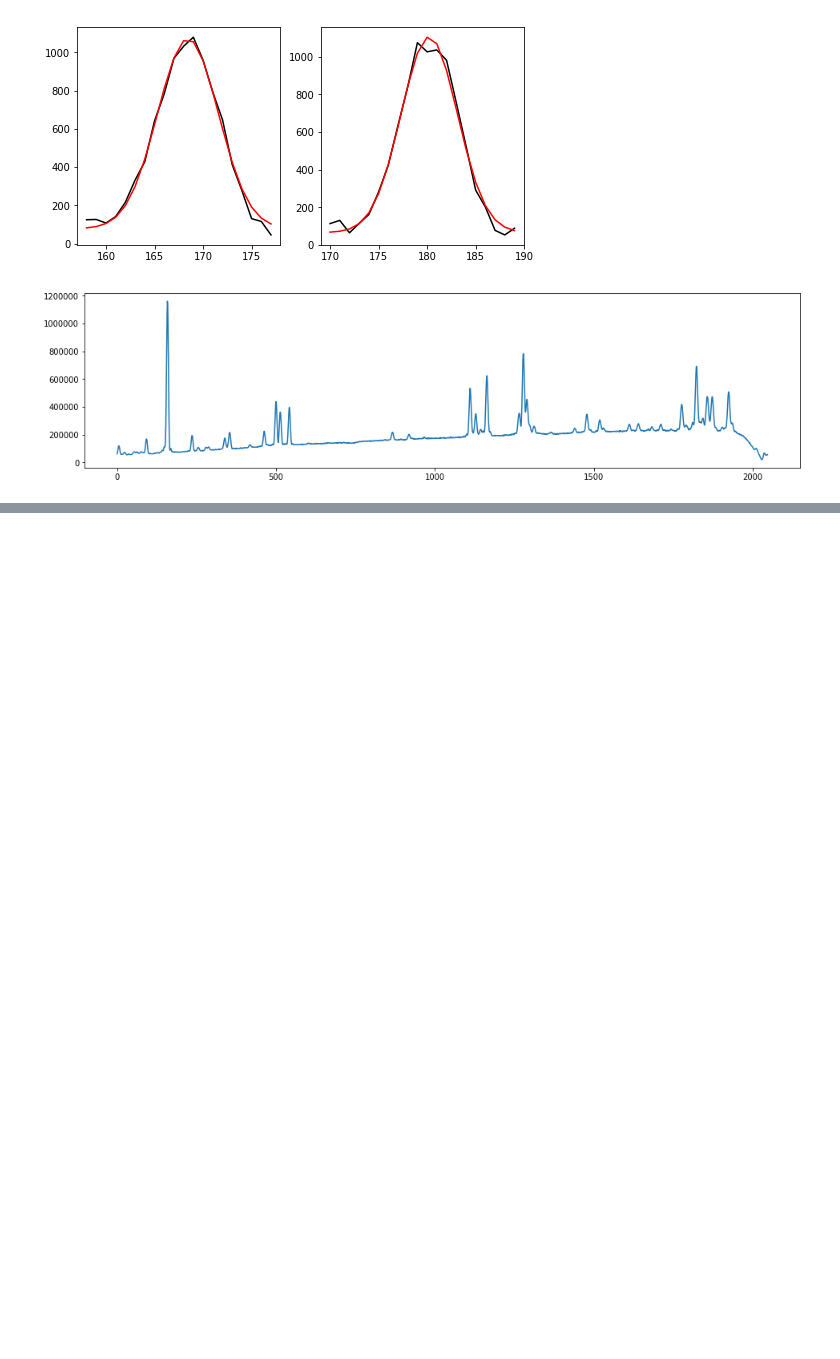
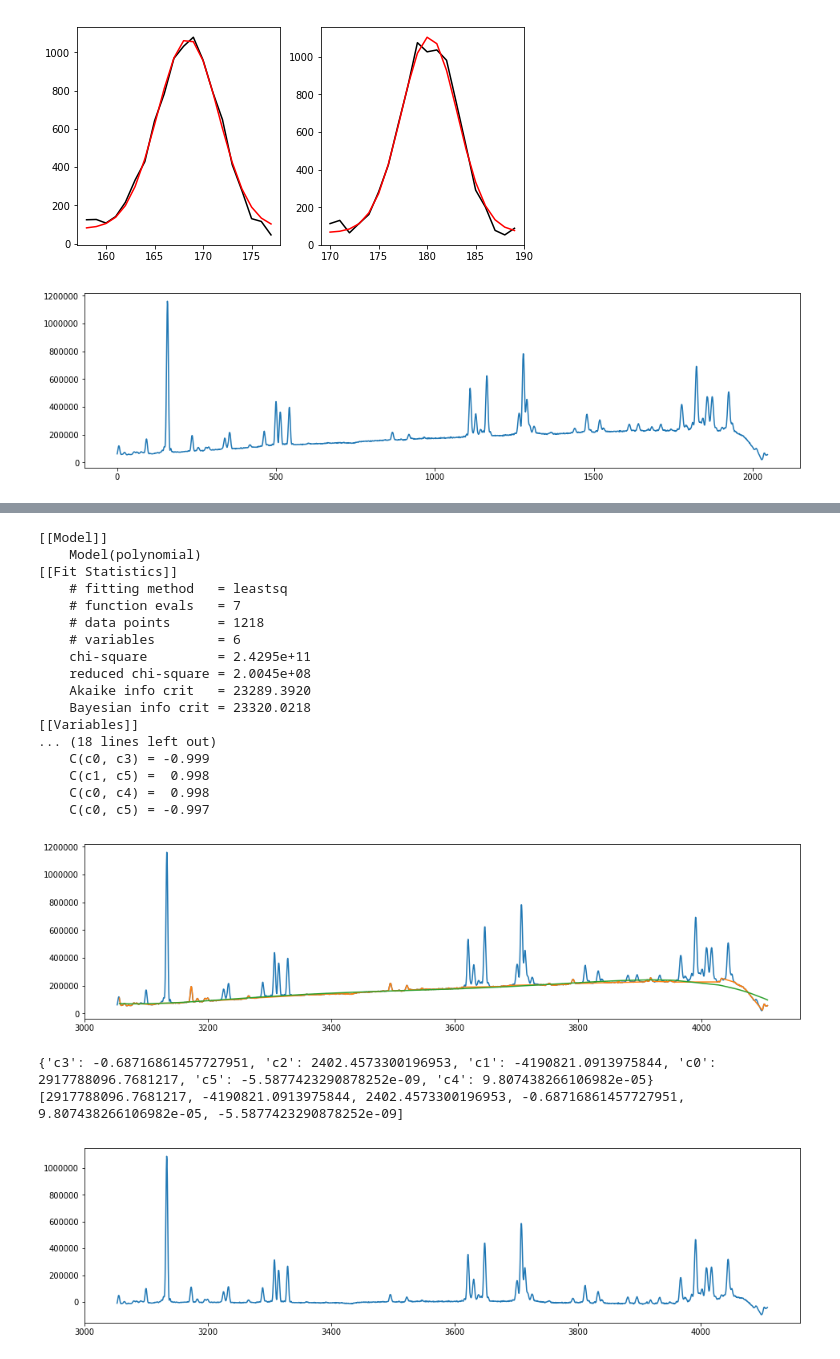
Before and after one commit to pssncp142/NIX_Testing, a Jupyter notebook: Spectra_test.ipynb, the cells around one changed output, grey strips where cells are left out. Cells and saved outputs as stored; diff of their text form; code cells hidden in the pictures; blank space fills up the shorter version.

```diff
--- a/Spectra_test.ipynb
+++ b/Spectra_test.ipynb
@@ -26,0 +48,24 @@ NIX_Lamp.calibrate(ref_lines=ref_lines, dark=NIX_Lamp_off)
+# %%
+NIX_Lamp.subtractContinuum(5)
+# %% [output]
+[[Model]]
+    Model(polynomial)
+[[Fit Statistics]]
+    # fitting method   = leastsq
+    # function evals   = 7
+    # data points      = 1218
+    # variables        = 6
+    chi-square         = 2.4295e+11
+    reduced chi-square = 2.0045e+08
+    Akaike info crit   = 23289.3920
+    Bayesian info crit = 23320.0218
+[[Variables]]
+... (18 lines left out)
+    C(c0, c3) = -0.999
+    C(c1, c5) =  0.998
+    C(c0, c4) =  0.998
+    C(c0, c5) = -0.997
+[figure, added]
+{'c3': -0.68716861457727951, 'c2': 2402.4573300196953, 'c1': -4190821.0913975844, 'c0': 2917788096.7681217, 'c5': -5.5877423290878252e-09, 'c4': 9.807438266106982e-05}
+[2917788096.7681217, -4190821.0913975844, 2402.4573300196953, -0.68716861457727951, 9.807438266106982e-05, -5.5877423290878252e-09]
+[figure, added]
```
Also changed, not shown: parts of 3 cells of this notebook, 5 other files.
